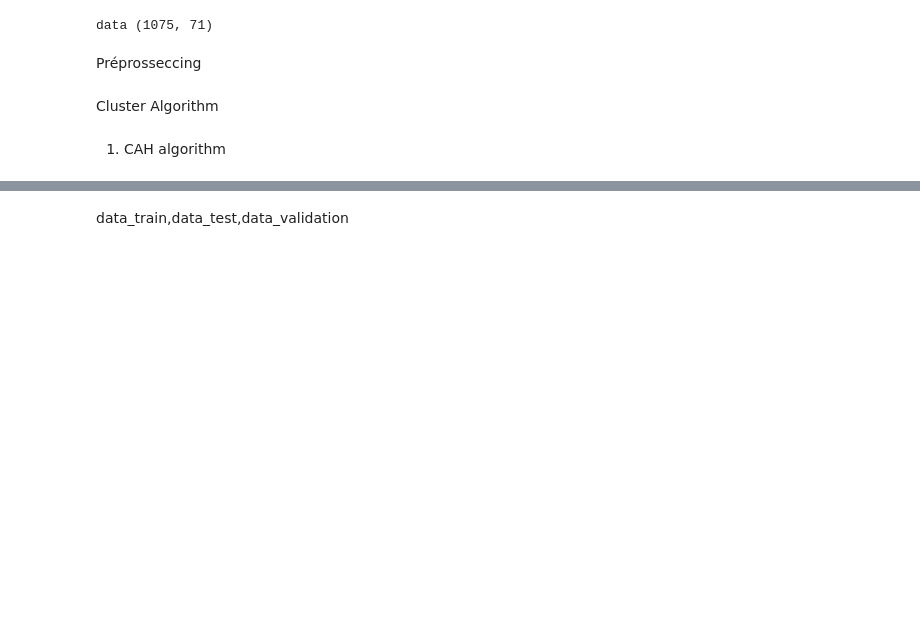
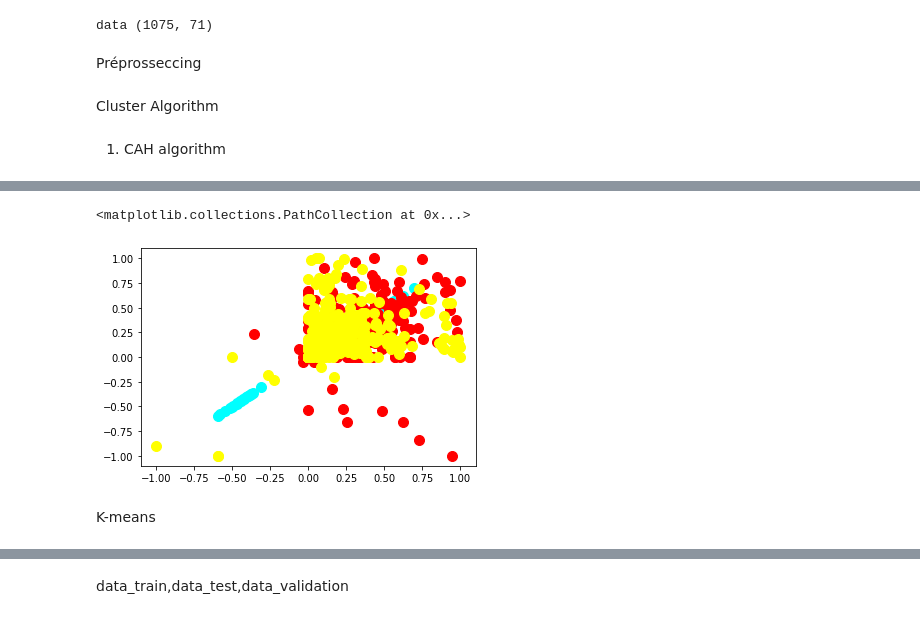
Before and after one commit to master-csmi/2022-m1-staps, a Jupyter notebook: data_motives/projet.ipynb, the cells around one changed output, grey strips where cells are left out. Saved outputs shown, nothing was run; the diff lists cells and outputs as text; code cells hidden in the pictures; blank space fills up the shorter version.

```diff
--- a/data_motives/projet.ipynb
+++ b/data_motives/projet.ipynb
@@ -72,0 +92,13 @@ data = data_tmp
+# %%
+y_hc = hc.fit_predict(data)
+plt.scatter(data[y_hc == 0,28],data[ y_hc == 0,28],s= 100,c = 'cyan')
+plt.scatter(data[y_hc == 1,0],data[ y_hc == 1,1],s= 100,c = 'red')
+plt.scatter(data[y_hc == 2,0],data[ y_hc == 2,1],s= 100,c = 'yellow')
+plt.scatter(data[y_hc == 3,0],data[ y_hc == 3,1],s= 100,c = 'black')
+plt.scatter(data[y_hc == 4,0],data[ y_hc == 4,1],s= 100,c = 'green')
+plt.scatter(data[y_hc == 5,0],data[ y_hc == 5,1],s= 100,c = 'green')
+# %% [output]
+<matplotlib.collections.PathCollection at 0x...>
+[figure, added]
+# %% [markdown]
+K-means
```
Also changed, not shown: parts of 19 cells of this notebook.
